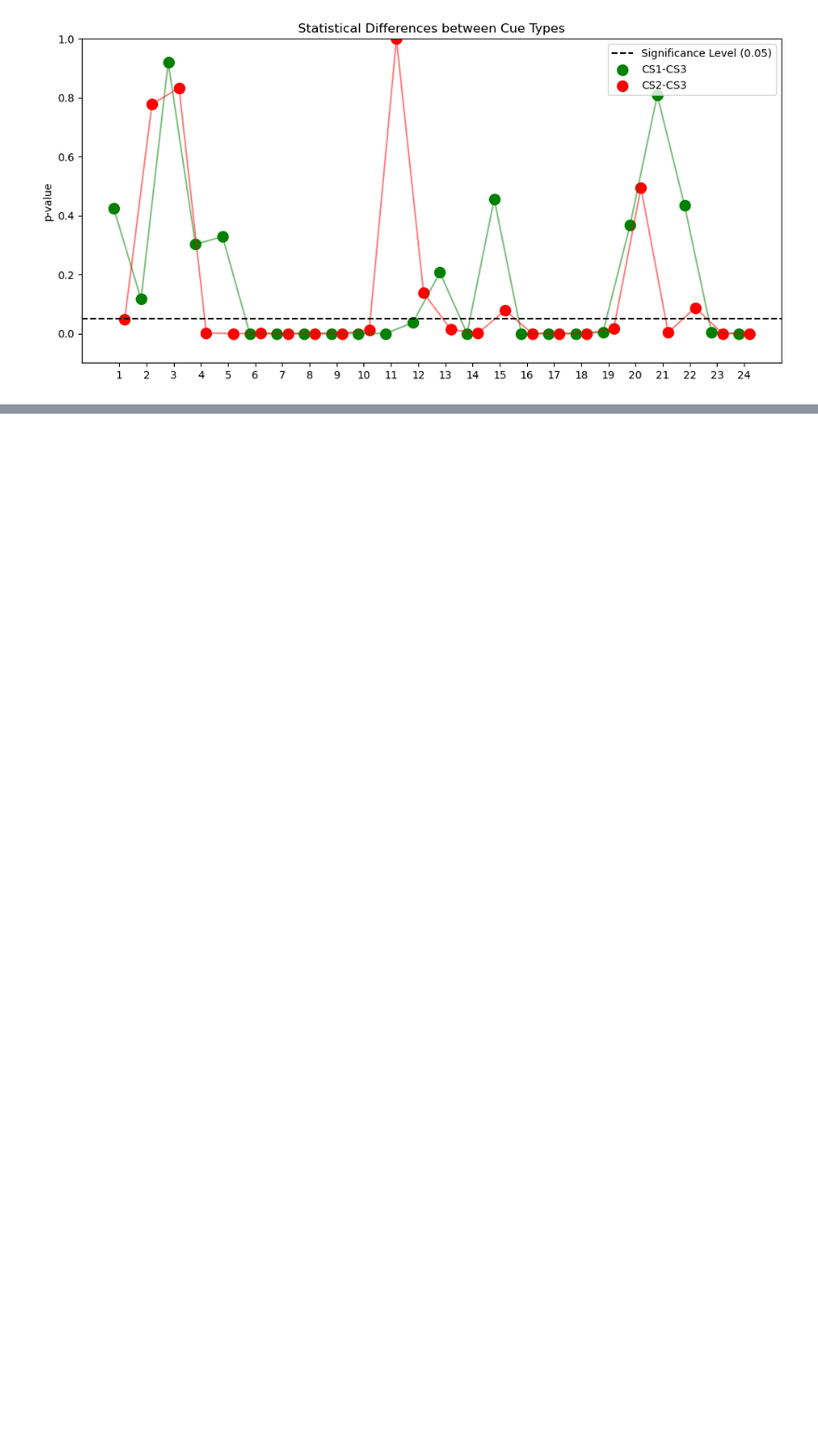
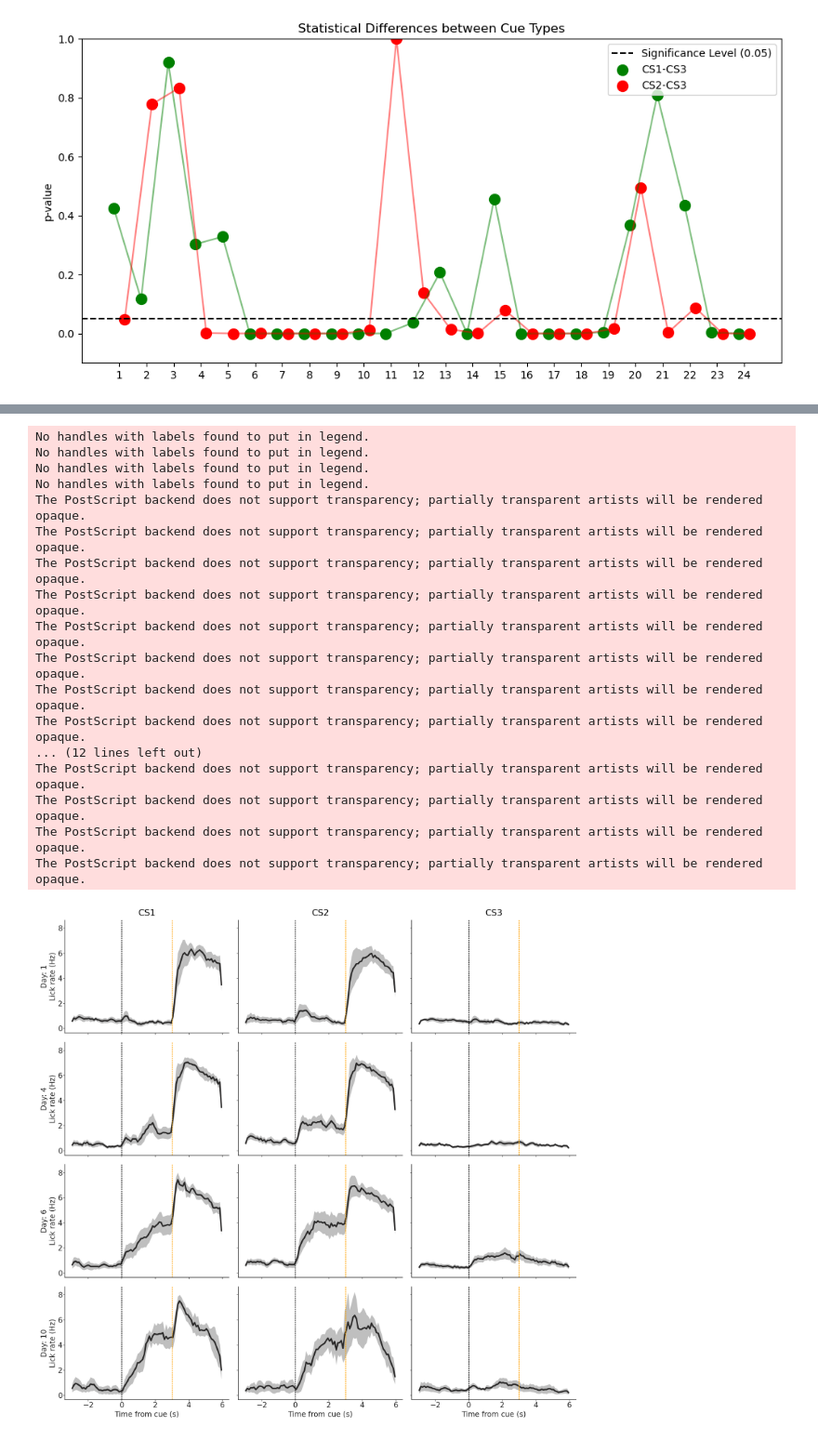
Before and after one commit to mkzhou00/s2p-analyzer, a Jupyter notebook: behavioral_data_analyzer.ipynb, the cells around one changed output, grey strips where cells are left out. Shown at 93% size. Cells and saved outputs as stored; diff of their text form; code cells hidden in the pictures; blank space fills up the shorter version.

```diff
--- a/behavioral_data_analyzer.ipynb
+++ b/behavioral_data_analyzer.ipynb
@@ -347,0 +368,31 @@ fig_learning_evolution = plot_evolution_over_learning(sessiondata, cue_types, nu
+# %%
+fig_PSTH, _ = plot_ave_psth(
+    psth,
+    cue_types,
+    colors=colors,
+    row_mode="Day",
+    row_values=[1, 4, 6, 10],  # or None to infer
+    smooth_bins=3,
+)
+fig_PSTH.savefig(
+        os.path.join(result_dir, "PSTH.eps"), format="eps"
+    )
+# %% [output]
+No handles with labels found to put in legend.
+No handles with labels found to put in legend.
+No handles with labels found to put in legend.
+No handles with labels found to put in legend.
+The PostScript backend does not support transparency; partially transparent artists will be rendered opaque.
+The PostScript backend does not support transparency; partially transparent artists will be rendered opaque.
+The PostScript backend does not support transparency; partially transparent artists will be rendered opaque.
+The PostScript backend does not support transparency; partially transparent artists will be rendered opaque.
+The PostScript backend does not support transparency; partially transparent artists will be rendered opaque.
+The PostScript backend does not support transparency; partially transparent artists will be rendered opaque.
+The PostScript backend does not support transparency; partially transparent artists will be rendered opaque.
+The PostScript backend does not support transparency; partially transparent artists will be rendered opaque.
+... (12 lines left out)
+The PostScript backend does not support transparency; partially transparent artists will be rendered opaque.
+The PostScript backend does not support transparency; partially transparent artists will be rendered opaque.
+The PostScript backend does not support transparency; partially transparent artists will be rendered opaque.
+The PostScript backend does not support transparency; partially transparent artists will be rendered opaque.
+[figure, added]
```
Also changed, not shown: parts of 13 cells of this notebook, 5 other files.
